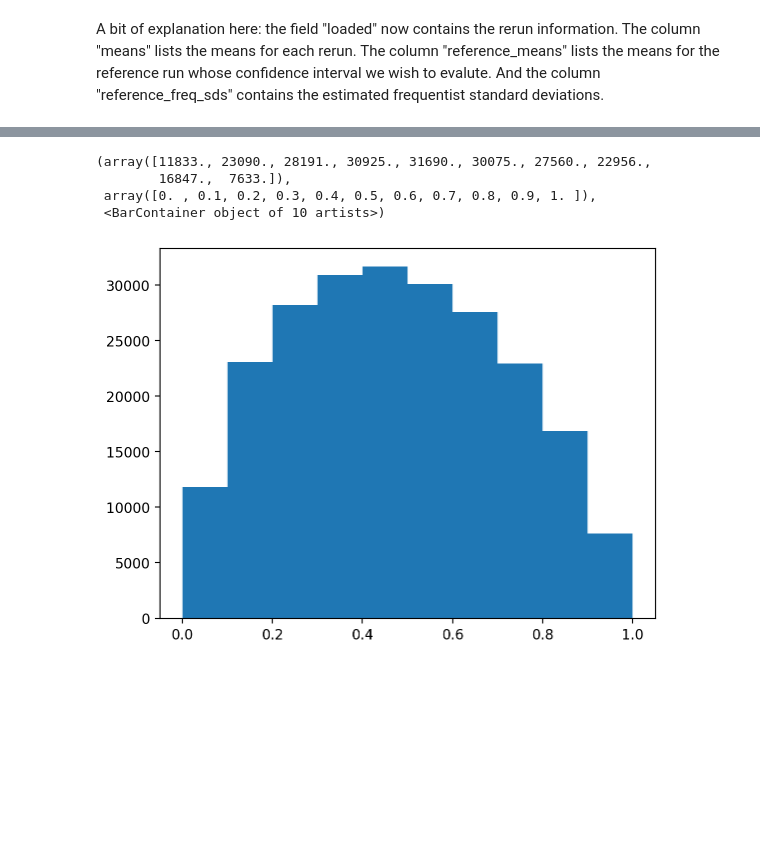
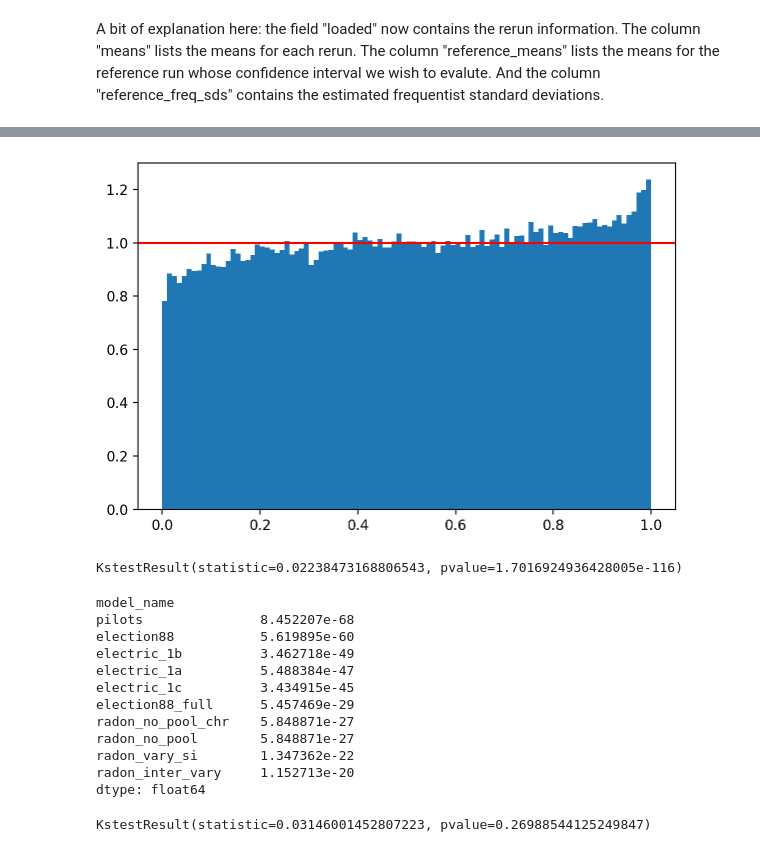
Before and after one commit to martiningram/dadvi-experiments, a Jupyter notebook: comparison/analysis/DADVI coverage.ipynb, the cells around one changed output, grey strips where cells are left out. Drawn from its saved outputs; the diff is of its cells as text; code cells hidden in the pictures; blank space fills up the shorter version.

```diff
--- a/comparison/analysis/DADVI coverage.ipynb
+++ b/comparison/analysis/DADVI coverage.ipynb
@@ -64,0 +86,8 @@ df.iloc[0]['loaded']
+# %%
+# Drop models that likely didn't converge
+print('Dropping:')
+print(df[df['worst_newton_step_norm'] > 10**(-2)]['model_name'])
+
+problematic =  df[df['worst_newton_step_norm'] >= 10**(-2)].copy()
+
+df = df[df['worst_newton_step_norm'] < 10**(-2)].copy()
@@ -64,0 +99,18 @@ df.iloc[0]['loaded']
+# %%
+# Also check scipy convergence message
+
+def compute_frac_non_convergent(loaded):
+
+    #return np.mean(loaded['scipy_opt_result'].apply(lambda x: x.status) != 0)
+    return np.mean(loaded['scipy_opt_result'].apply(lambda x: x.message) != 'Optimization terminated successfully.')
+
+def drop_non_converged(loaded):
+
+    #return loaded[loaded['scipy_opt_result'].apply(lambda x: x.status) == 0]
+    return loaded[loaded['scipy_opt_result'].apply(lambda x: x.message) == 'Optimization terminated successfully.']
+
+# Check scipy convergence statuses
+df['frac_not_converged'] = df['loaded'].apply(compute_frac_non_convergent)
+
+# Drop these
+df['loaded'] = df['loaded'].apply(drop_non_converged)
@@ -65,2 +121,2 @@ df.iloc[0]['loaded']
 # %%
-df['z_scores'] = df['loaded'].apply(compute_z_scores)
+df['z_scores'] = df['loaded'].apply(partial(compute_z_scores, reference_row_index=REFERENCE_ROW_INDEX))
@@ -101,12 +144,45 @@ array([[ 0.05165533, -0.59575313, -0.85813   , ...,  0.25002494,
 df['p_vals'] = df['z_scores'].apply(norm.cdf)
 # %%
-all_p_vals = np.concatenate(df['p_vals'].apply(lambda x: x.reshape(-1)))
+# Make them into one long vector
+all_p_vals = np.concatenate(df['p_vals'].apply(lambda x: x.reshape(-1)).values)
 # %%
-plt.hist(all_p_vals)
+# Plot a histogram
+f, ax = plt.subplots(1, 1)
+
+_ = ax.hist(all_p_vals, density=True, bins=100)
+ax.axhline(1, color='r')
+
+f.set_size_inches(6, 4)
+f.tight_layout()
+
+#plt.savefig(f'overall_coverage_M={df["M"].iloc[0]}.png', dpi=300)
 # %% [output]
-(array([11833., 23090., 28191., 30925., 31690., 30075., 27560., 22956.,
-        16847.,  7633.]),
- array([0. , 0.1, 0.2, 0.3, 0.4, 0.5, 0.6, 0.7, 0.8, 0.9, 1. ]),
- <BarContainer object of 10 artists>)
-[figure, old version]
+[figure, new version]
+# %%
+# We can do a test to check for uniformity
+stats.kstest(all_p_vals, stats.uniform(loc=0.0, scale=1.0).cdf)
+# %% [output]
+KstestResult(statistic=0.02238473168806543, pvalue=1.7016924936428005e-116)
+# %%
+# We can do the same test by model
+df.groupby('model_name').apply(
+    lambda df: stats.kstest(df['p_vals'].iloc[0].reshape(-1), stats.uniform(loc=0.0, scale=1.0).cdf)[1]).sort_values().head(10)
+# %% [output]
+model_name
+pilots               8.452207e-68
+election88           5.619895e-60
+electric_1b          3.462718e-49
+electric_1a          5.488384e-47
+electric_1c          3.434915e-45
+election88_full      5.457469e-29
+radon_no_pool_chr    5.848871e-27
+radon_no_pool        5.848871e-27
+radon_vary_si        1.347362e-22
+radon_inter_vary     1.152713e-20
+dtype: float64
+# %%
+# Make sure this works as intended -- this one should not be rejected
+stats.kstest(norm.cdf(np.random.randn(1000)), stats.uniform(loc=0., scale=1.).cdf)
+# %% [output]
+KstestResult(statistic=0.03146001452807223, pvalue=0.26988544125249847)
 # %%
```
Also changed, not shown: parts of 39 cells of this notebook.
